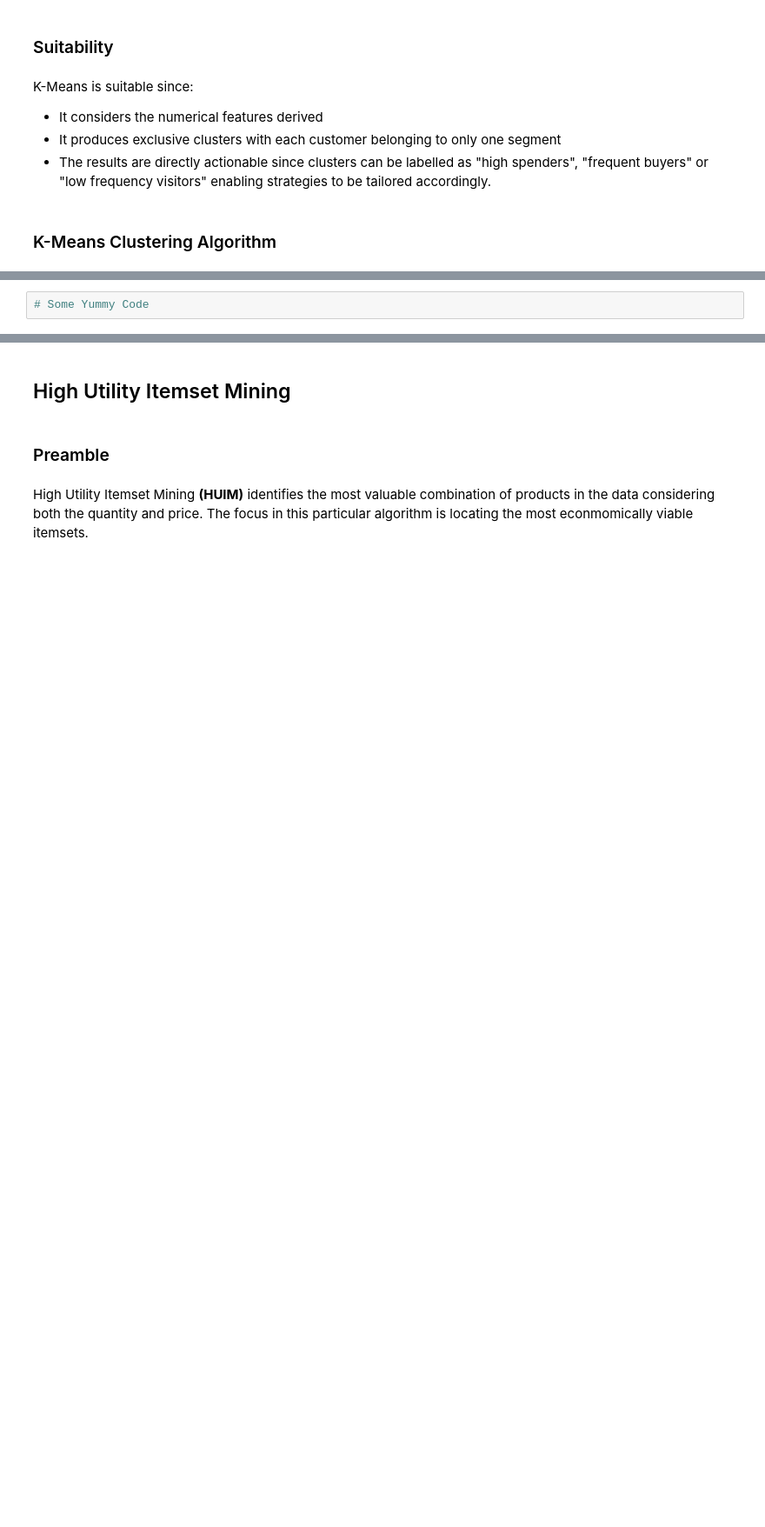
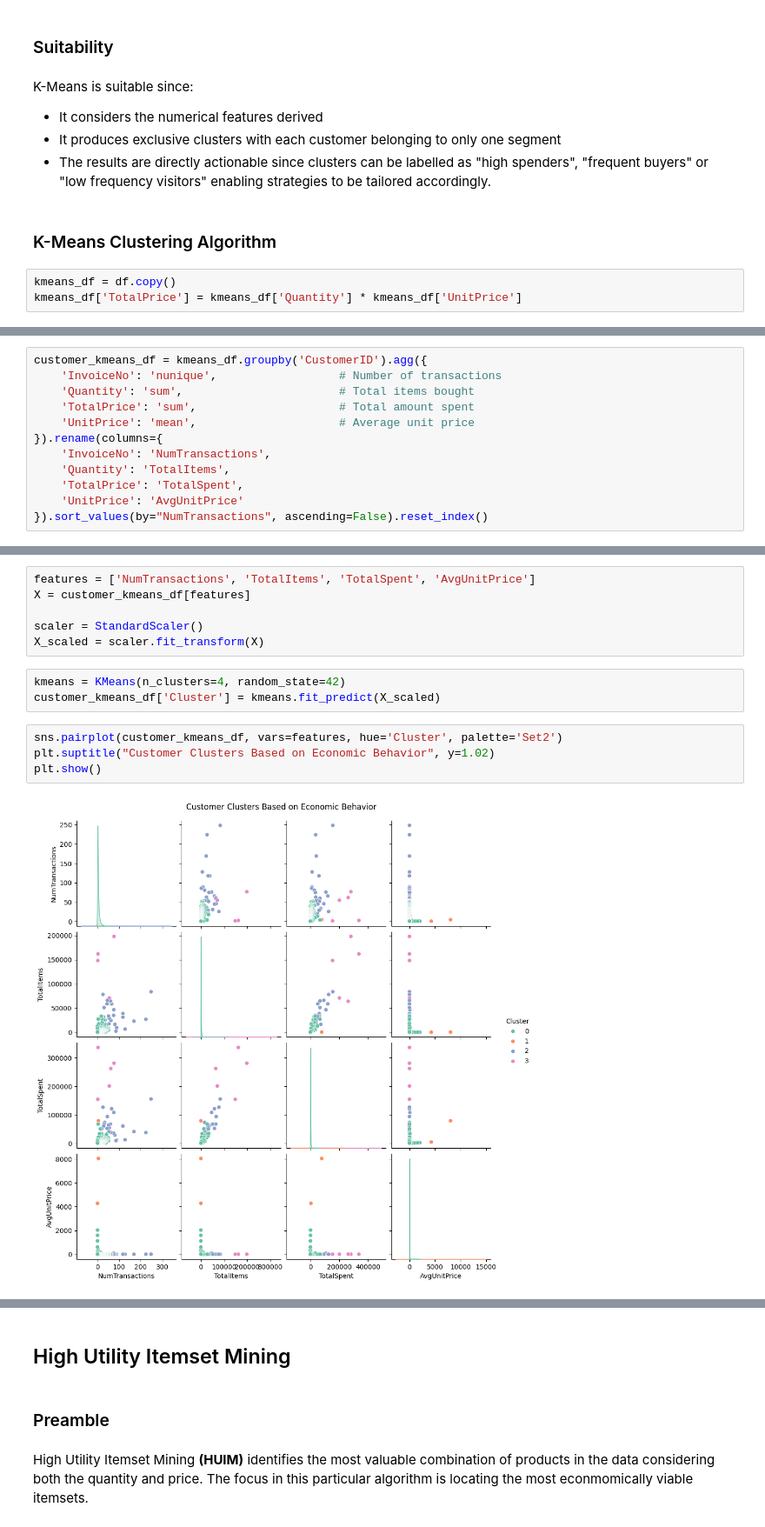
Before and after one commit to aykahsay/Data-Mining, a Jupyter notebook: notebooks/3_data_mining.ipynb, the cells around one changed output, grey strips where cells are left out. Shown at 87% size. Cells and saved outputs as stored; diff of their text form; blank space fills up the shorter version.

```diff
--- a/notebooks/3_data_mining.ipynb
+++ b/notebooks/3_data_mining.ipynb
@@ -209,3 +257,6 @@ K-Means is suitable since:
 - The results are directly actionable since clusters can be labelled as "high spenders", "frequent buyers" or "low frequency visitors" enabling strategies to be tailored accordingly.
 # %% [markdown]
 ### K-Means Clustering Algorithm
+# %%
+kmeans_df = df.copy()
+kmeans_df['TotalPrice'] = kmeans_df['Quantity'] * kmeans_df['UnitPrice']
@@ -212,2 +272,12 @@ K-Means is suitable since:
 # %%
-# Some Yummy Code
+customer_kmeans_df = kmeans_df.groupby('CustomerID').agg({
+    'InvoiceNo': 'nunique',                  # Number of transactions
+    'Quantity': 'sum',                       # Total items bought
+    'TotalPrice': 'sum',                     # Total amount spent
+    'UnitPrice': 'mean',                     # Average unit price
+}).rename(columns={
+    'InvoiceNo': 'NumTransactions',
+    'Quantity': 'TotalItems',
+    'TotalPrice': 'TotalSpent',
+    'UnitPrice': 'AvgUnitPrice'
+}).sort_values(by="NumTransactions", ascending=False).reset_index()
@@ -213,0 +293,15 @@ K-Means is suitable since:
+# %%
+features = ['NumTransactions', 'TotalItems', 'TotalSpent', 'AvgUnitPrice']
+X = customer_kmeans_df[features]
+
+scaler = StandardScaler()
+X_scaled = scaler.fit_transform(X)
+# %%
+kmeans = KMeans(n_clusters=4, random_state=42)
+customer_kmeans_df['Cluster'] = kmeans.fit_predict(X_scaled)
+# %%
+sns.pairplot(customer_kmeans_df, vars=features, hue='Cluster', palette='Set2')
+plt.suptitle("Customer Clusters Based on Economic Behavior", y=1.02)
+plt.show()
+# %% [output]
+[figure, added]
```
Also changed, not shown: parts of 28 cells of this notebook, 2 other files.
